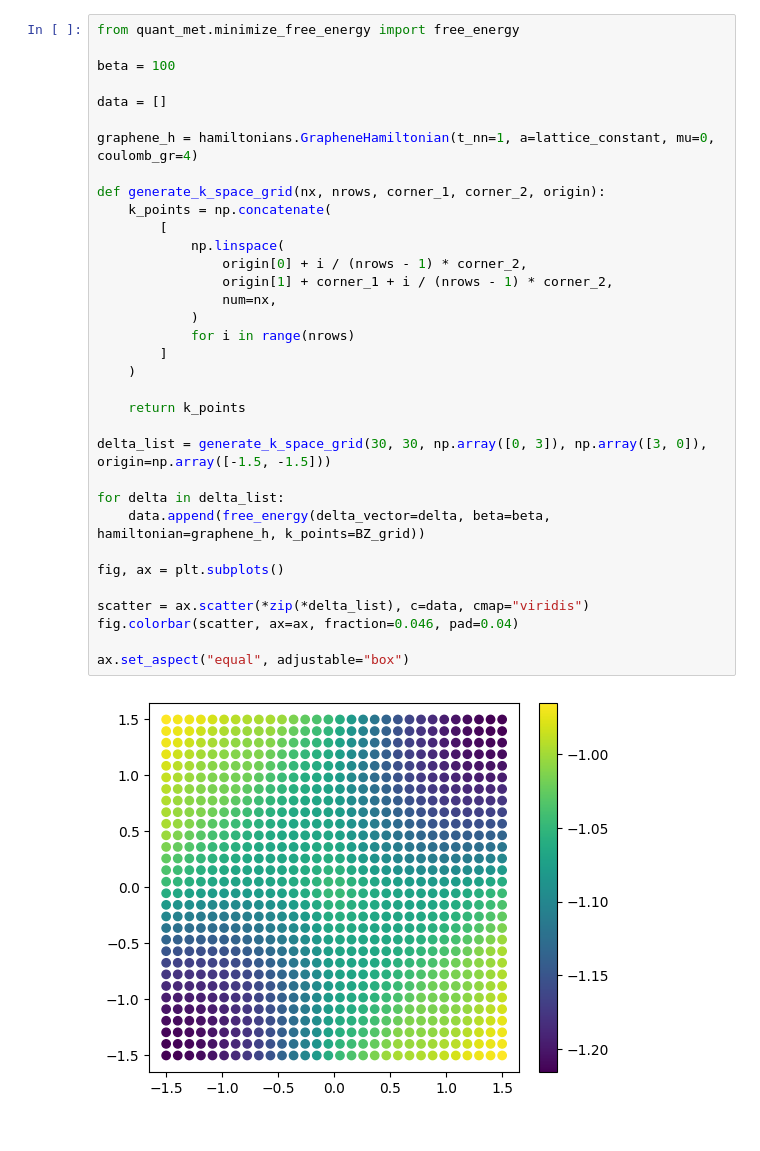
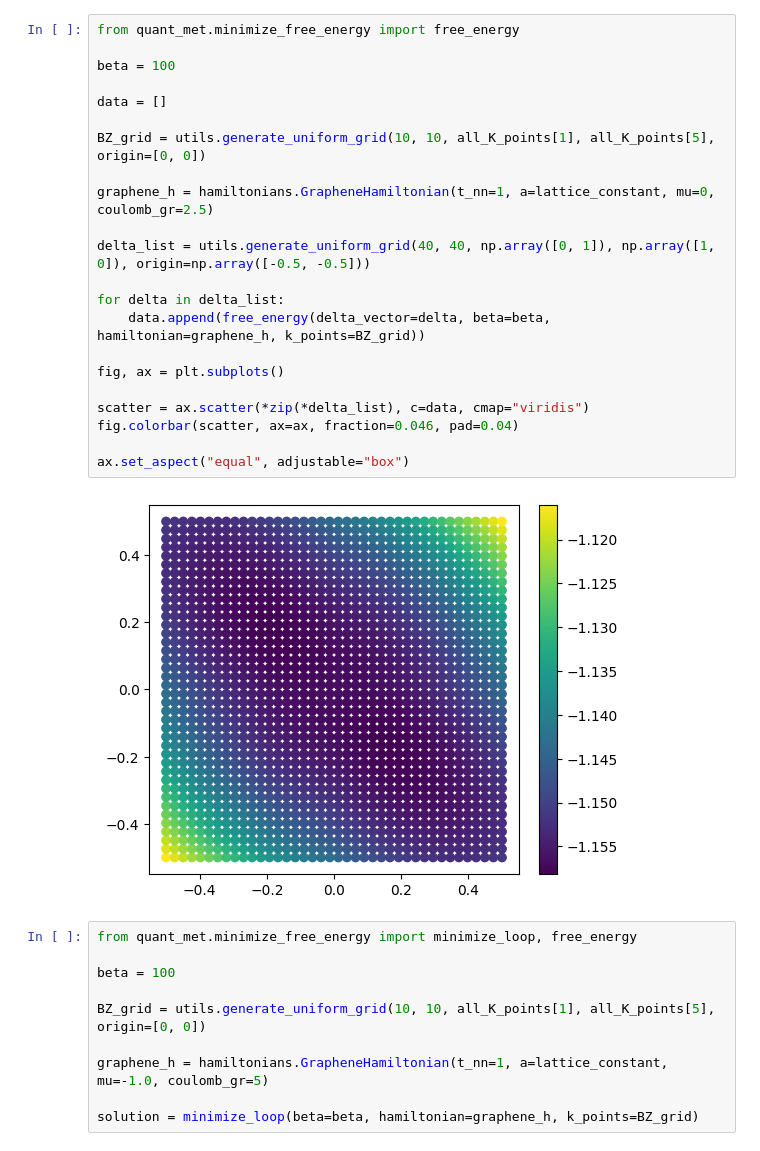
Before and after one commit to Ruberhauptmann/quant-met, a Jupyter notebook: notebooks/free_energy_minimization.ipynb, the cells around one changed output. Drawn from its saved outputs; the diff is of its cells as text.

Commit message:
Some optimisation in free energy calculation

```diff
--- a/notebooks/free_energy_minimization.ipynb
+++ b/notebooks/free_energy_minimization.ipynb
@@ -38,36 +36,34 @@ print(all_K_points[1])
 # %%
 from quant_met.minimize_free_energy import free_energy
 
 beta = 100
 
 data = []
 
-graphene_h = hamiltonians.GrapheneHamiltonian(t_nn=1, a=lattice_constant, mu=0, coulomb_gr=4)
+BZ_grid = utils.generate_uniform_grid(10, 10, all_K_points[1], all_K_points[5], origin=[0, 0])
 
-def generate_k_space_grid(nx, nrows, corner_1, corner_2, origin):
-    k_points = np.concatenate(
-        [
-            np.linspace(
-                origin[0] + i / (nrows - 1) * corner_2,
-                origin[1] + corner_1 + i / (nrows - 1) * corner_2,
-                num=nx,
-            )
-            for i in range(nrows)
-        ]
-    )
+graphene_h = hamiltonians.GrapheneHamiltonian(t_nn=1, a=lattice_constant, mu=0, coulomb_gr=2.5)
 
-    return k_points
-
-delta_list = generate_k_space_grid(30, 30, np.array([0, 3]), np.array([3, 0]), origin=np.array([-1.5, -1.5]))
+delta_list = utils.generate_uniform_grid(40, 40, np.array([0, 1]), np.array([1, 0]), origin=np.array([-0.5, -0.5]))
 
 for delta in delta_list:
     data.append(free_energy(delta_vector=delta, beta=beta, hamiltonian=graphene_h, k_points=BZ_grid))
 
 fig, ax = plt.subplots()
 
 scatter = ax.scatter(*zip(*delta_list), c=data, cmap="viridis")
 fig.colorbar(scatter, ax=ax, fraction=0.046, pad=0.04)
 
 ax.set_aspect("equal", adjustable="box")
 # %% [output]
-[figure, old version]
+[figure, new version]
+# %%
+from quant_met.minimize_free_energy import minimize_loop, free_energy
+
+beta = 100
+
+BZ_grid = utils.generate_uniform_grid(10, 10, all_K_points[1], all_K_points[5], origin=[0, 0])
+
+graphene_h = hamiltonians.GrapheneHamiltonian(t_nn=1, a=lattice_constant, mu=-1.0, coulomb_gr=5)
+
+solution = minimize_loop(beta=beta, hamiltonian=graphene_h, k_points=BZ_grid)
```
Also changed, not shown: parts of 7 cells of this notebook, 9 other files.
